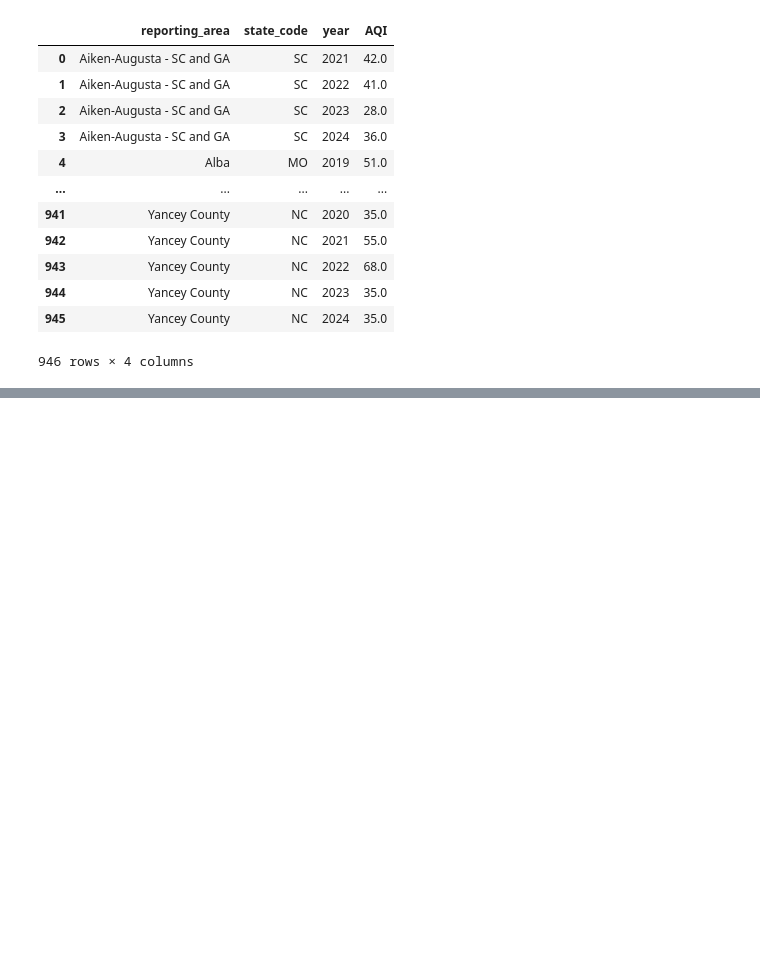
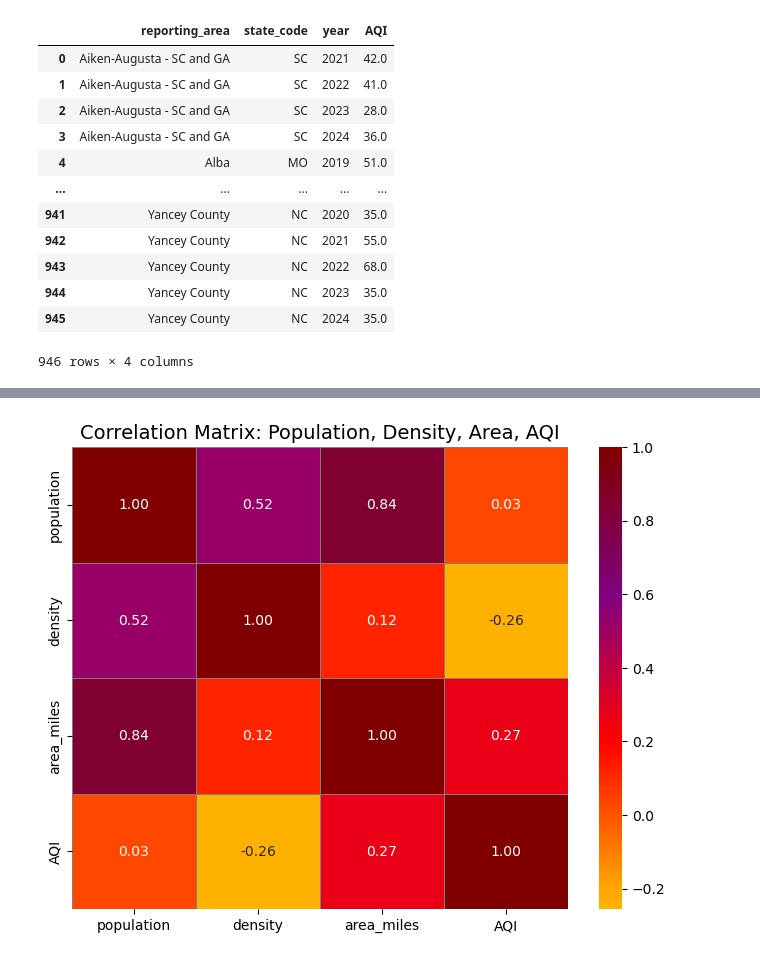
Before and after one commit to jyothigutiikonda/Air_quality_index_capstone, a Jupyter notebook: notebooks/airnow_census_merge.ipynb, the cells around one changed output, grey strips where cells are left out. Drawn from its saved outputs; the diff is of its cells as text; code cells hidden in the pictures; blank space fills up the shorter version.

```diff
--- a/notebooks/airnow_census_merge.ipynb
+++ b/notebooks/airnow_census_merge.ipynb
@@ -66,0 +147,26 @@ final_df.to_excel("../data/aqi_census.xlsx", index=False)
+# %%
+import matplotlib.pyplot as plt
+import seaborn as sns
+import matplotlib.colors as mcolors
+import pandas as pd
+import numpy as np
+
+# Your correlation matrix
+corr_matrix = pd.DataFrame({
+    'population': [1.000000, 0.517265, 0.841634, 0.026198],
+    'density': [0.517265, 1.000000, 0.116374, -0.255831],
+    'area_miles': [0.841634, 0.116374, 1.000000, 0.269617],
+    'AQI': [0.026198, -0.255831, 0.269617, 1.000000]
+}, index=['population', 'density', 'area_miles', 'AQI'])
+
+# Define a diverging colormap with AQI-inspired colors
+colors = ['green', 'yellow', 'orange', 'red', 'purple', 'maroon']
+cmap = mcolors.LinearSegmentedColormap.from_list('aqi_corr', colors, N=256)
+
+# Plot heatmap
+plt.figure(figsize=(8,6))
+sns.heatmap(corr_matrix, annot=True, fmt=".2f", cmap=cmap, center=0, linewidths=0.5, linecolor='gray')
+plt.title("Correlation Matrix: Population, Density, Area, AQI", fontsize=14)
+plt.show()
+# %% [output]
+[figure, added]
```
Also changed, not shown: parts of 9 cells of this notebook, 19 other files.
